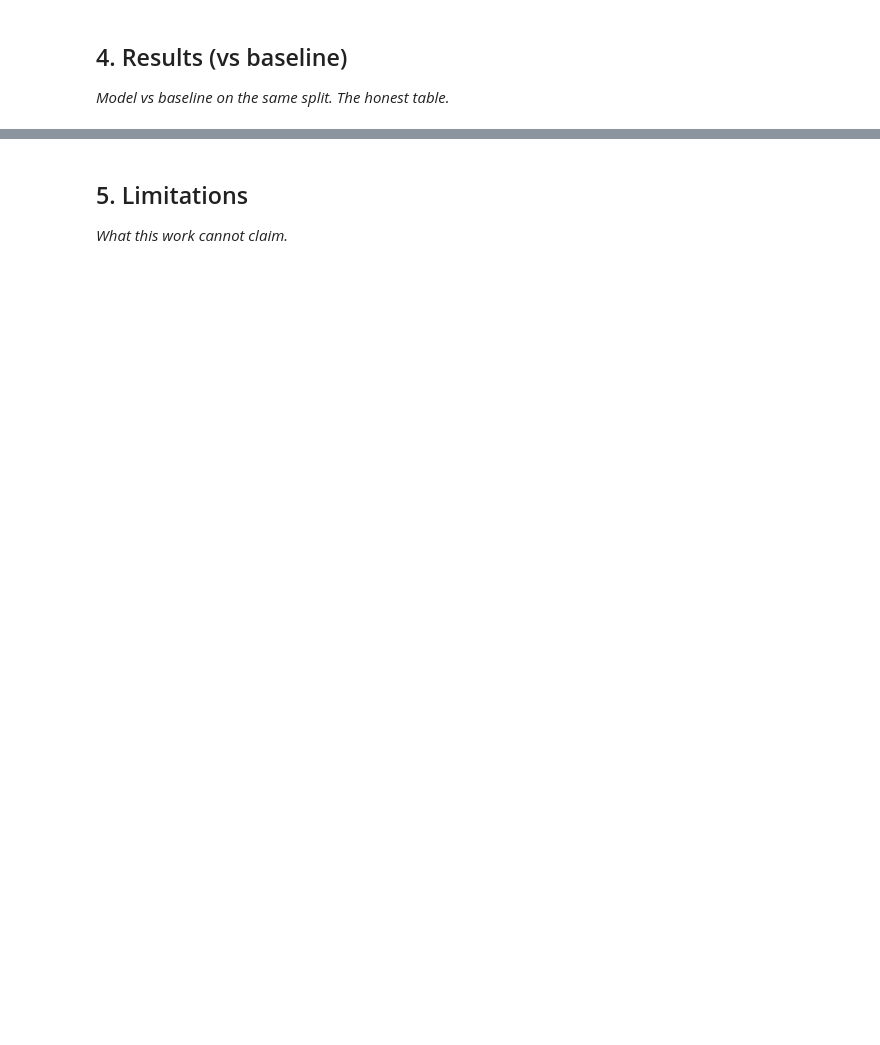
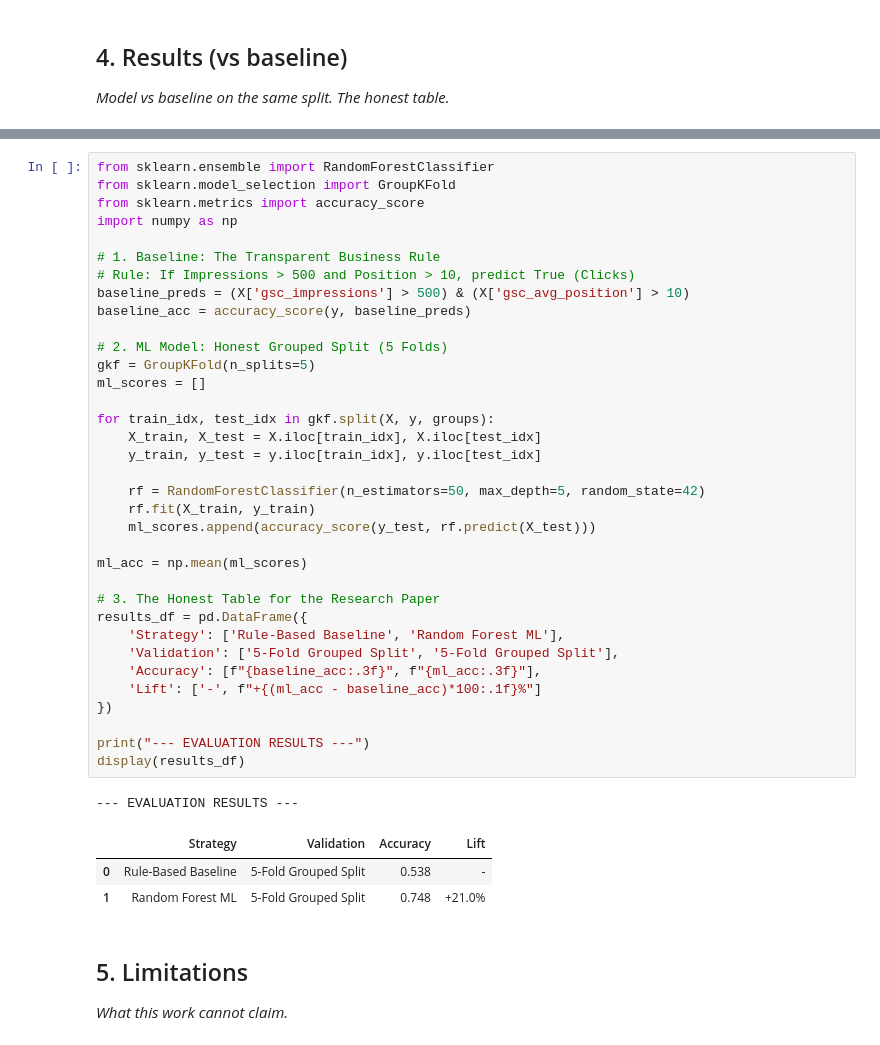
Before and after one commit to s-safwan/ml-internship-flyrank, a Jupyter notebook: work/notebooks/capstone.ipynb, the cells around one changed output, grey strips where cells are left out. Cells and saved outputs as stored; diff of their text form; blank space fills up the shorter version.

```diff
--- a/work/notebooks/capstone.ipynb
+++ b/work/notebooks/capstone.ipynb
@@ -25,3 +76,43 @@ This skeleton is yours to fill. Work the sections **in order** — each one has
+# %%
+from sklearn.ensemble import RandomForestClassifier
+from sklearn.model_selection import GroupKFold
+from sklearn.metrics import accuracy_score
+import numpy as np
+
+# 1. Baseline: The Transparent Business Rule
+# Rule: If Impressions > 500 and Position > 10, predict True (Clicks)
+baseline_preds = (X['gsc_impressions'] > 500) & (X['gsc_avg_position'] > 10)
+baseline_acc = accuracy_score(y, baseline_preds)
+
+# 2. ML Model: Honest Grouped Split (5 Folds)
+gkf = GroupKFold(n_splits=5)
+ml_scores = []
+
+for train_idx, test_idx in gkf.split(X, y, groups):
+    X_train, X_test = X.iloc[train_idx], X.iloc[test_idx]
+    y_train, y_test = y.iloc[train_idx], y.iloc[test_idx]
+
+    rf = RandomForestClassifier(n_estimators=50, max_depth=5, random_state=42)
+    rf.fit(X_train, y_train)
+    ml_scores.append(accuracy_score(y_test, rf.predict(X_test)))
+
+ml_acc = np.mean(ml_scores)
+
+# 3. The Honest Table for the Research Paper
+results_df = pd.DataFrame({
+    'Strategy': ['Rule-Based Baseline', 'Random Forest ML'],
+    'Validation': ['5-Fold Grouped Split', '5-Fold Grouped Split'],
+    'Accuracy': [f"{baseline_acc:.3f}", f"{ml_acc:.3f}"],
+    'Lift': ['-', f"+{(ml_acc - baseline_acc)*100:.1f}%"]
+})
+
+print("--- EVALUATION RESULTS ---")
+display(results_df)
+# %% [output]
+--- EVALUATION RESULTS ---
+|  | Strategy | Validation | Accuracy | Lift |
+| 0 | Rule-Based Baseline | 5-Fold Grouped Split | 0.538 | - |
+| 1 | Random Forest ML | 5-Fold Grouped Split | 0.748 | +21.0% |
 # %% [markdown]
 ## 5. Limitations
 
```
Also changed, not shown: parts of 10 cells of this notebook.
